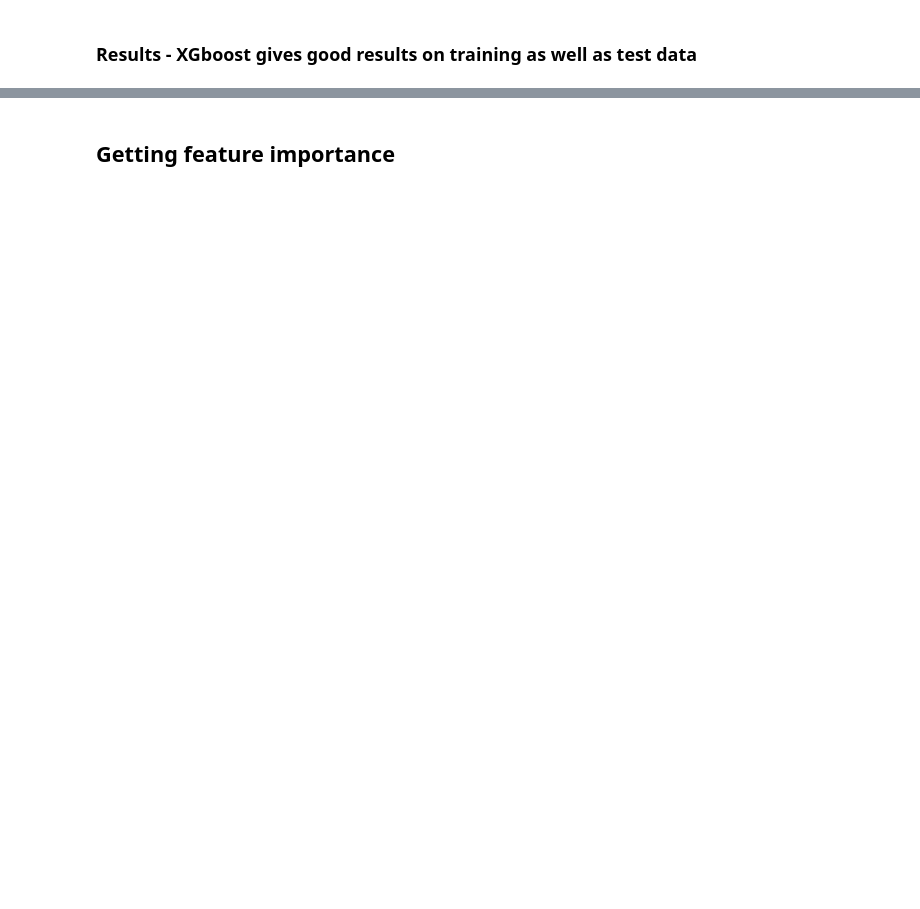
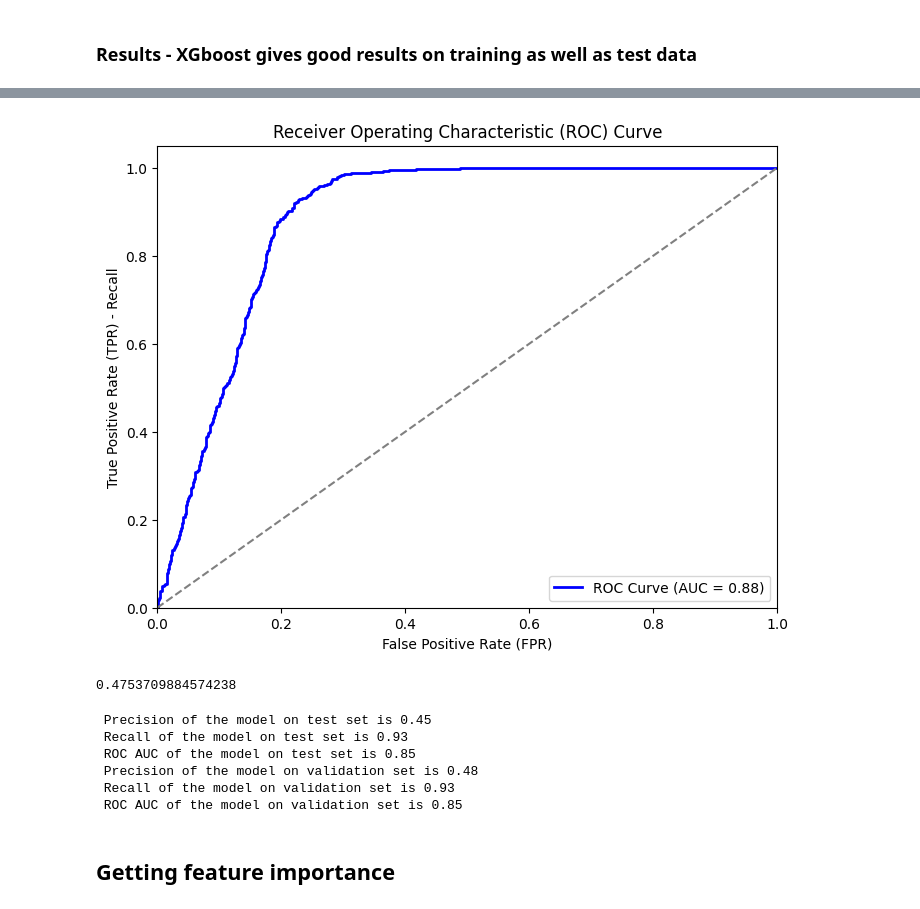
Before and after one commit to dtrelays/CreditRiskPrediction, a Jupyter notebook: notebook/ModelTraining_CreditRisk.ipynb, the cells around one changed output, grey strips where cells are left out. Saved outputs shown, nothing was run; the diff lists cells and outputs as text; code cells hidden in the pictures; blank space fills up the shorter version.

```diff
--- a/notebook/ModelTraining_CreditRisk.ipynb
+++ b/notebook/ModelTraining_CreditRisk.ipynb
@@ -380,3 +467,65 @@ is_sparse is deprecated and will be removed in a future version. Check `isinstan
+# %%
+# Calculate ROC curve
+fpr, tpr, thresholds = roc_curve(y_test, y_scores)
+
+# Calculate the area under the ROC curve (AUC-ROC)
+auc_roc = auc(fpr, tpr)
+
+# Plot the ROC curve
+plt.figure(figsize=(8, 6))
+plt.plot(fpr, tpr, color='b', lw=2, label='ROC Curve (AUC = %0.2f)' % auc_roc)
+plt.plot([0, 1], [0, 1], color='gray', linestyle='--')
+plt.xlabel('False Positive Rate (FPR)')
+plt.ylabel('True Positive Rate (TPR) - Recall')
+plt.xlim([0.0, 1.0])
+plt.ylim([0.0, 1.05])
+plt.legend(loc="lower right")
+plt.title('Receiver Operating Characteristic (ROC) Curve')
+plt.show()
+# %% [output]
+[figure, added]
+# %%
+# Calculate Youden's J Statistic for each threshold
+youden_j = tpr - fpr
+
+# Find the index of the threshold that maximizes Youden's J
+optimal_threshold_index = np.argmax(youden_j)
+
+# Get the optimal threshold value
+optimal_threshold = thresholds[optimal_threshold_index]
+
+print(optimal_threshold)
+# %% [output]
+0.4753709884574238
+# %%
+y_test_pred = (y_scores >= optimal_threshold).astype(int)
+
+y_val_scores =  xgb_trained.predict_proba(X_val)[:, 1]
+
+y_val_pred = (y_val_scores >= optimal_threshold).astype(int)
+
+test_accuracy,test_precision,test_recall,test_f1,test_roc_auc = evaluate_model(y_test, y_test_pred)
+
+val_accuracy , val_precision,val_recall,val_f1,val_roc_auc = evaluate_model(y_val, y_val_pred)
+
+print(" Precision of the model on test set is %.2f" %test_precision)
+
+print(" Recall of the model on test set is %.2f" %test_recall)
+
+print(" ROC AUC of the model on test set is %.2f" %test_roc_auc)
+
+print(" Precision of the model on validation set is %.2f" %val_precision)
+
+print(" Recall of the model on validation set is %.2f" %val_recall)
+
+print(" ROC AUC of the model on validation set is %.2f" %val_roc_auc)
+# %% [output]
+ Precision of the model on test set is 0.45
+ Recall of the model on test set is 0.93
+ ROC AUC of the model on test set is 0.85
+ Precision of the model on validation set is 0.48
+ Recall of the model on validation set is 0.93
+ ROC AUC of the model on validation set is 0.85
 # %% [markdown]
 ## Getting feature importance
 # %%
```
Also changed, not shown: parts of 33 cells of this notebook, 2 other files.
